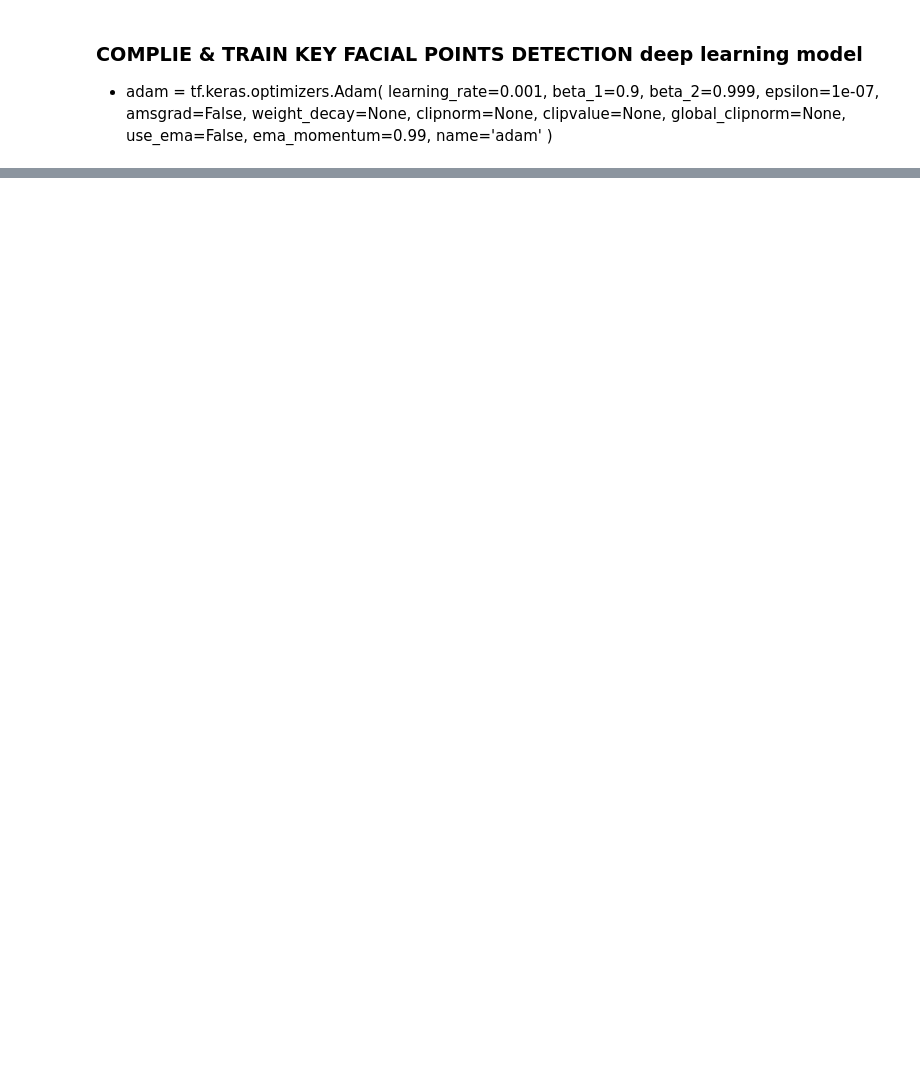
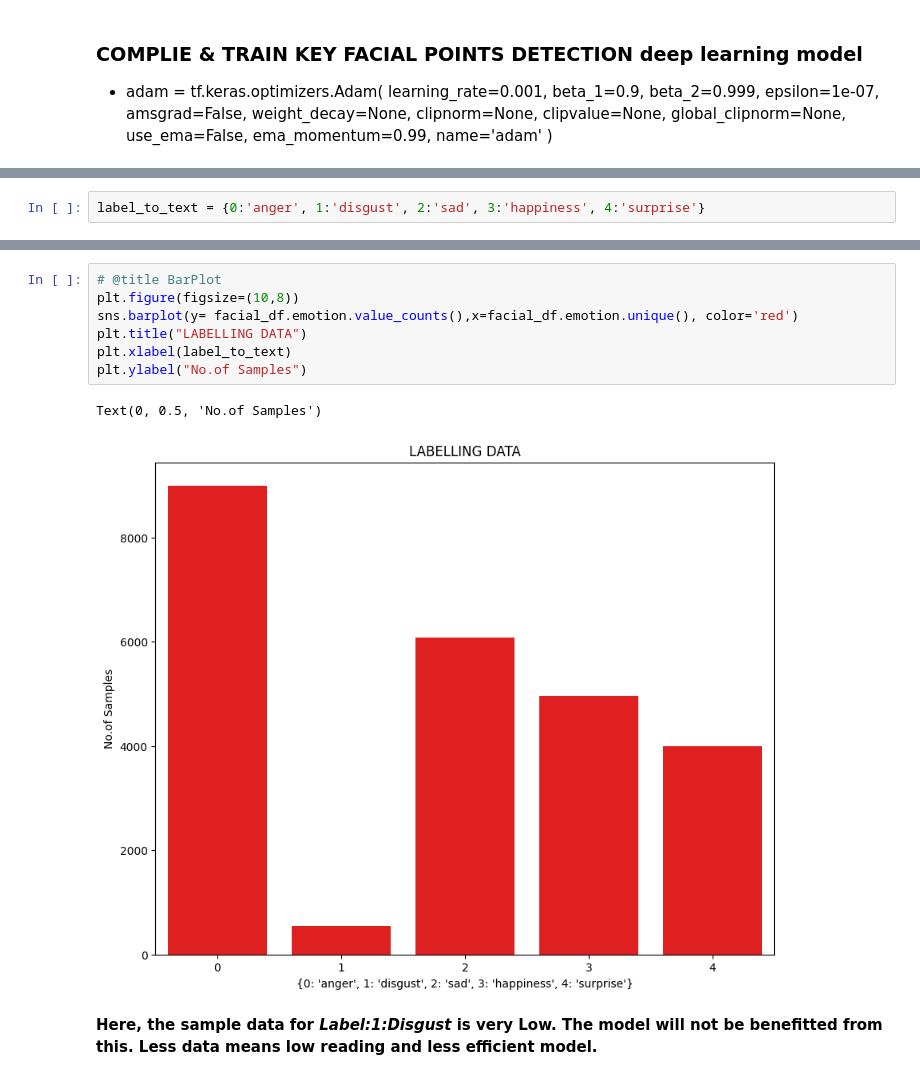
Before and after one commit to Dhruv-Ganapati/Emotion_Detection_usingAI, a Jupyter notebook: Emotion_Detection.ipynb, the cells around one changed output, grey strips where cells are left out. Cells and saved outputs as stored; diff of their text form; blank space fills up the shorter version.

```diff
--- a/Emotion_Detection.ipynb
+++ b/Emotion_Detection.ipynb
@@ -721,0 +1061,2 @@ model_1_facialKeyPoints.compile(optimizer= 'adam' , loss= keras.losses.binary_cr
+# %%
+label_to_text = {0:'anger', 1:'disgust', 2:'sad', 3:'happiness', 4:'surprise'}
@@ -721,0 +1084,12 @@ model_1_facialKeyPoints.compile(optimizer= 'adam' , loss= keras.losses.binary_cr
+# %%
+# @title BarPlot
+plt.figure(figsize=(10,8))
+sns.barplot(y= facial_df.emotion.value_counts(),x=facial_df.emotion.unique(), color='red')
+plt.title("LABELLING DATA")
+plt.xlabel(label_to_text)
+plt.ylabel("No.of Samples")
+# %% [output]
+Text(0, 0.5, 'No.of Samples')
+[figure, added]
+# %% [markdown]
+**Here, the sample data for *Label:1:Disgust* is very Low. The model will not be benefitted from this. Less data means low reading and less efficient model.**
```
Also changed, not shown: parts of 48 cells of this notebook.
